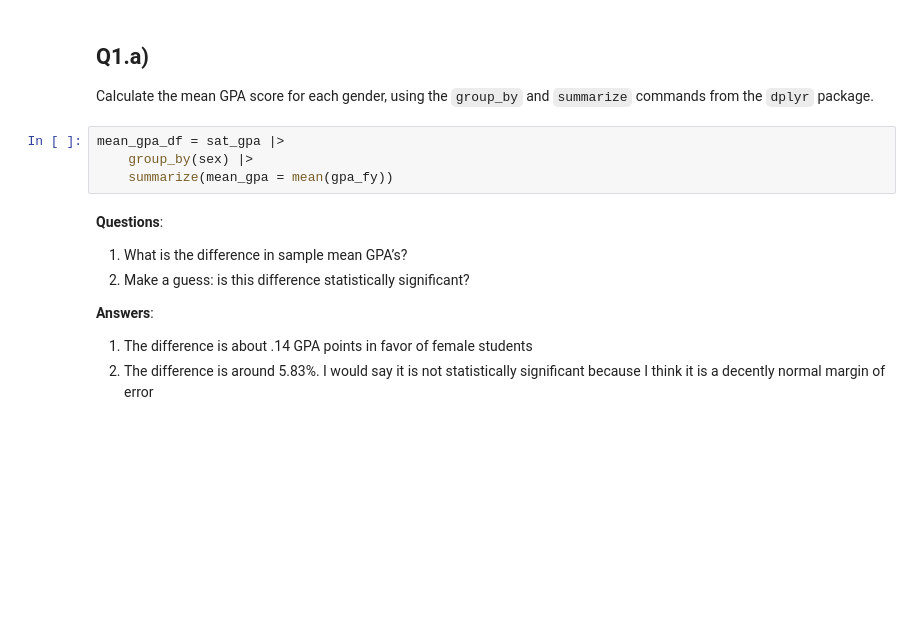
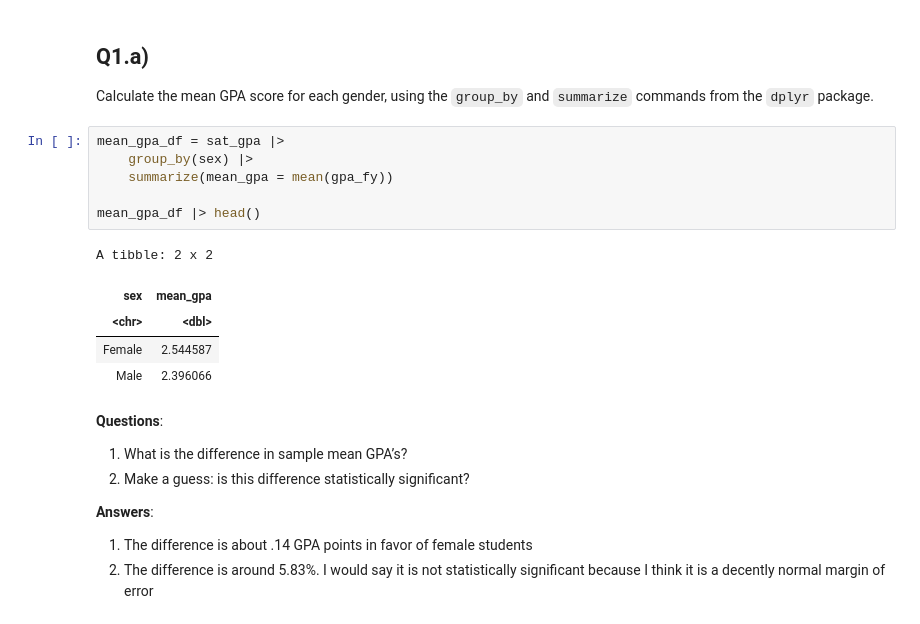
Before and after one commit to ksotoenc/data-730-a08, a Jupyter notebook: assignment9.ipynb, the cells around one changed output. Saved outputs shown, nothing was run; the diff lists cells and outputs as text; blank space fills up the shorter version.

```diff
--- a/assignment9.ipynb
+++ b/assignment9.ipynb
@@ -67,7 +67,15 @@ Calculate the mean GPA score for each gender, using the `group_by` and
 # %%
 mean_gpa_df = sat_gpa |>
     group_by(sex) |>
     summarize(mean_gpa = mean(gpa_fy))
+
+mean_gpa_df |> head()
+# %% [output]
+A tibble: 2 x 2
+| sex | mean_gpa |
+| <chr> | <dbl> |
+| Female | 2.544587 |
+| Male | 2.396066 |
 # %% [markdown]
 **Questions**:
 
```
Also changed, not shown: parts of 21 cells of this notebook.
